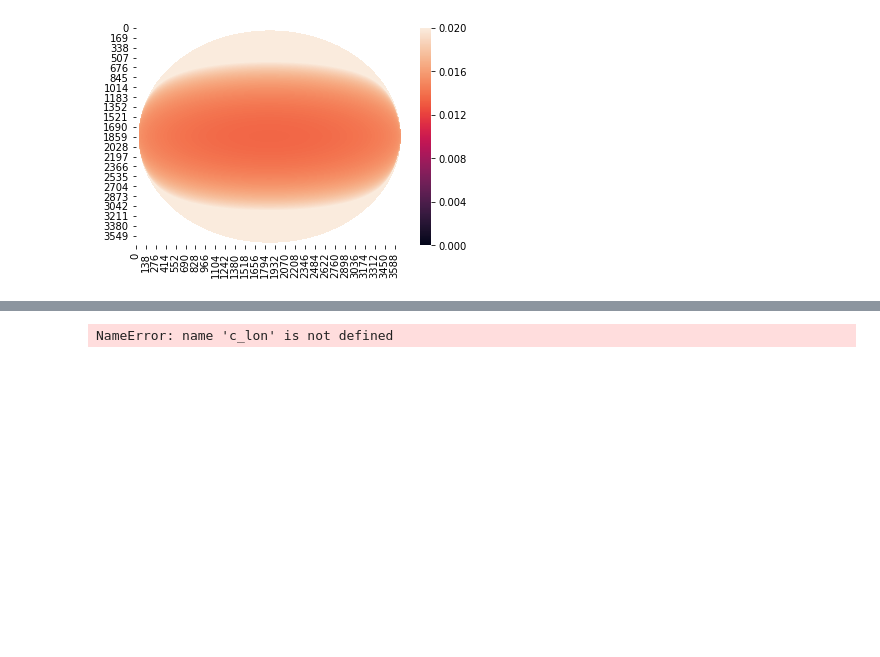
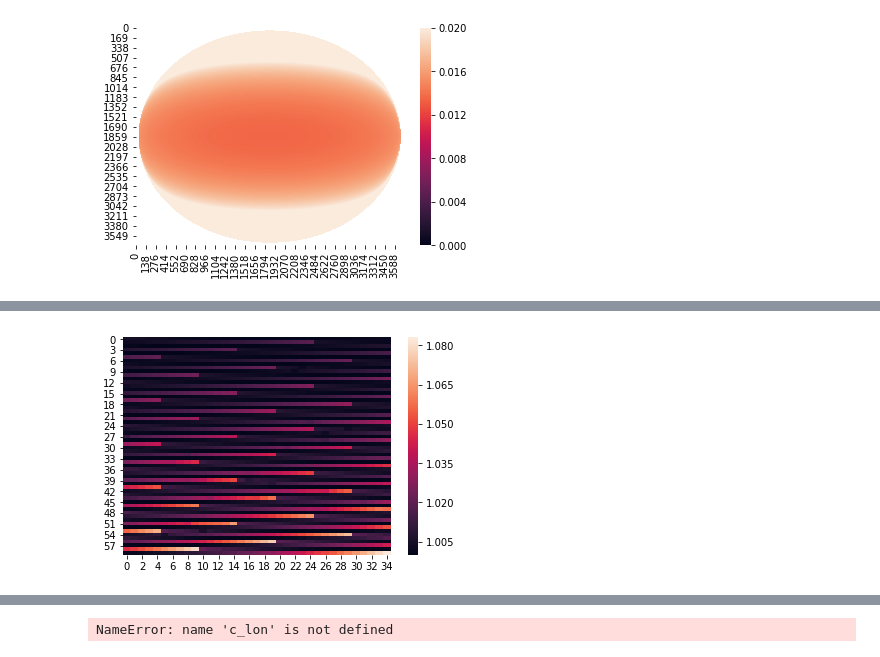
Before and after one commit to hannasv/ms, a Jupyter notebook: notebooks/TestdPhidTheta.ipynb, the cells around one changed output, grey strips where cells are left out. Cells and saved outputs as stored; diff of their text form; code cells hidden in the pictures; blank space fills up the shorter version.

```diff
--- a/notebooks/TestdPhidTheta.ipynb
+++ b/notebooks/TestdPhidTheta.ipynb
@@ -12,8 +12,8 @@ from netCDF4 import Dataset
 # %%
 # era_AREA = area_grid_cell(lat, 0.375, 0.375)
 # %%
-#nc_path   = '//uio/lagringshotell/geofag/students/metos/hannasv/satelite_coordinates
-nc_path  = '//home/hanna/Desktop/examples_master_thesis/'
+nc_path   = '//uio/lagringshotell/geofag/students/metos/hannasv/satelite_coordinates/'
+#nc_path  = '//home/hanna/Desktop/examples_master_thesis/'
 nc_file  = glob.glob(nc_path + '*.nc')[0]
 rootgrp = Dataset(nc_file, "r", format="NETCDF4")
 cloud_mask = rootgrp.variables["cloudMask"][:].data
@@ -21,10 +21,10 @@ lat_array = rootgrp.variables["lat"][:].data
 lon_array = rootgrp.variables["lon"][:].data
 lat_array[lat_array < -99] = np.nan # updates of disk values to nan
 lon_array[lon_array < -99] = np.nan # updates of disk values to nan
-d_phi   = lon_array[:, 1:] - lon_array[:, :-1]
-d_theta = lat_array[1:, :] - lat_array[:-1, :]
+#d_phi   = lon_array[:, 1:] - lon_array[:, :-1]
+#d_theta = lat_array[1:, :] - lat_array[:-1, :]
 
 # Padding the axis -- we removed by taking the difference
-pad     = np.ones((3712, 1))*np.nan # adding numpy to the axis the values
-d_phi   = np.concatenate((pad, d_phi), axis = 1)/2
-d_theta = np.concatenate((pad.transpose(), d_theta), axis = 0)/2
+#pad     = np.ones((3712, 1))*np.nan # adding numpy to the axis the values
+#d_phi   = np.concatenate((pad, d_phi), axis = 1)/2
+#d_theta = np.concatenate((pad.transpose(), d_theta), axis = 0)/2
@@ -134,3 +116,9 @@ sns.heatmap(d_theta_new2, vmin = 0, vmax = 0.02)
 # %% [output]
 <matplotlib.axes._subplots.AxesSubplot at 0x...>
 [figure]
+# %%
+def add(a, b):
+    return np.abs(a) + np.abs(b)
+
+def subtract(a, b):
+    return np.abs(a) - np.abs(b)
@@ -356,7 +345,11 @@ def compute_area_one_cell(lat = 60, lon = -15, c_lat = None,
 # %%
-for la in [30, 35, 40, 45, 50, 55]:
-    for lo in [-15, -5, 5, 15, 25, 35]:
-        compute_area_one_cell(lat = la, lon = lo, c_lat = lat_array.reshape(-1),
+areas = []
+lats = np.arange(30, 56, 0.75)
+lons = np.arange(-15, 30, 0.75)
+for la in lats:
+    for lo in lons:
+        area = compute_area_one_cell(lat = la, lon = lo, c_lat = lat_array.reshape(-1),
                               c_lon = lon_array.reshape(-1), d_theta = d_theta_new2.reshape(-1),
                               d_phi = d_phi_new2.reshape(-1), cloud_mask_array = cloud_mask.reshape(-1)  )
+        areas.append(area)
 # %% [output]
@@ -433,0 +376,9 @@ area upper right area [0.68971391]
+# %%
+# reshape and make heatmap of aeras.
+import seaborn as sns
+
+ax = sns.heatmap((np.array(areas)).reshape(len(lons), len(lats)))
+#ax.set_xticklabels(lons)
+#ax.set_yticklabels(lats)
+# %% [output]
+[figure, added]
```
Also changed, not shown: parts of 12 cells of this notebook, 4 other files.
